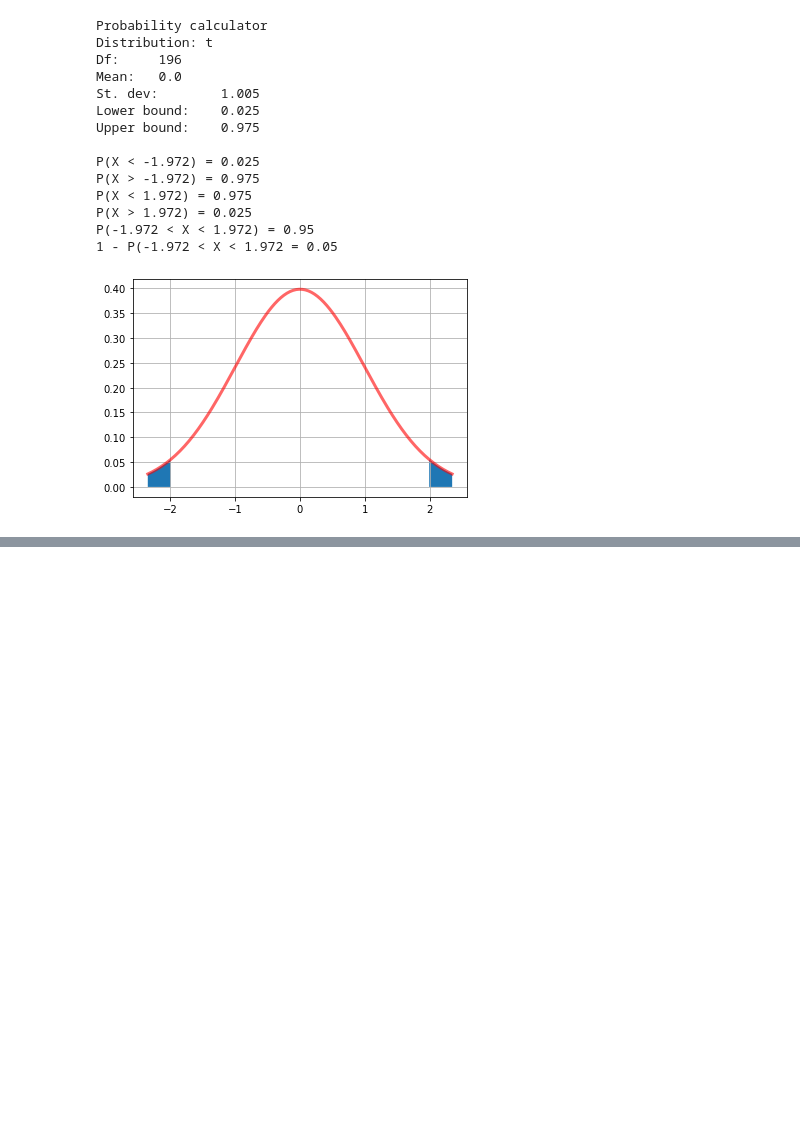
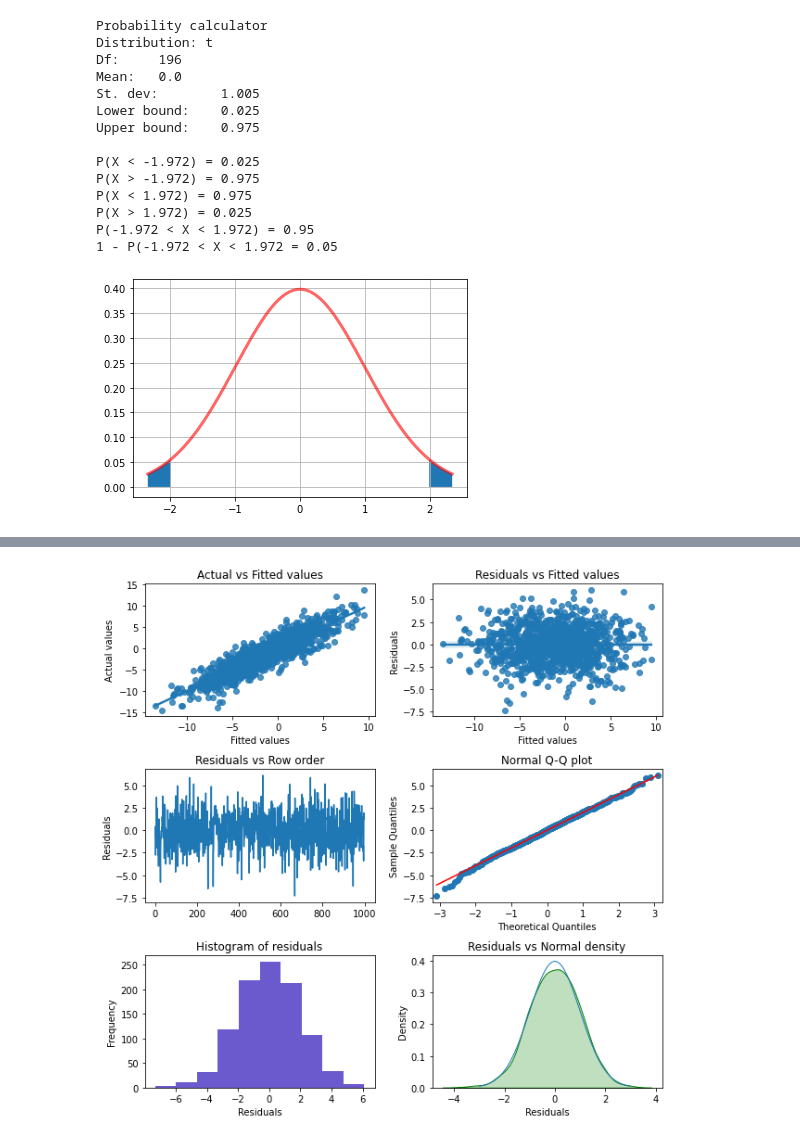
Before and after one commit to vnijs/pyrsm, a Jupyter notebook: examples/model-linear-regression.ipynb, the cells around one changed output, grey strips where cells are left out. Cells and saved outputs as stored; diff of their text form; code cells hidden in the pictures; blank space fills up the shorter version.

```diff
--- a/examples/model-linear-regression.ipynb
+++ b/examples/model-linear-regression.ipynb
@@ -317,0 +445,4 @@ P(-1.972 < X < 1.972) = 0.95
+# %%
+rsm.reg_dashboard(fitted=fitted, nobs=-1)
+# %% [output]
+[figure, added]
```
Also changed, not shown: parts of 17 cells of this notebook, 1 other file.
